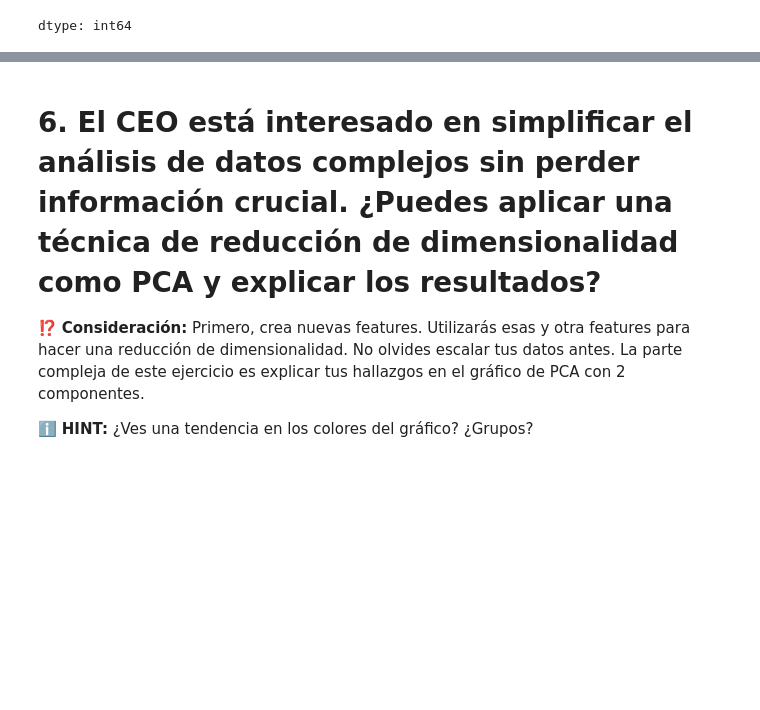
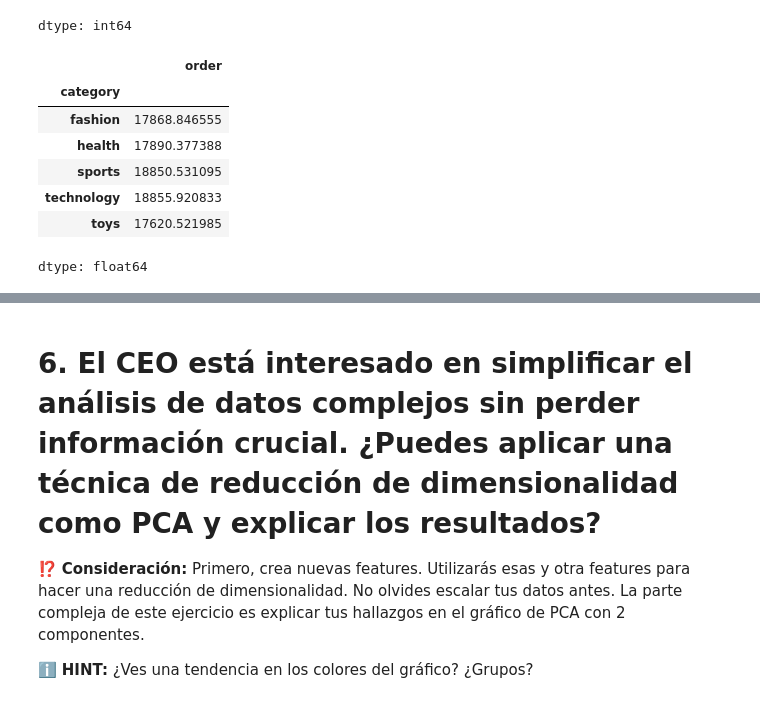
Before and after one commit to julvc/python_diplo, a Jupyter notebook: Julio_Varas_MP1.ipynb, the cells around one changed output, grey strips where cells are left out. Drawn from its saved outputs; the diff is of its cells as text; code cells hidden in the pictures; blank space fills up the shorter version.

```diff
--- a/Julio_Varas_MP1.ipynb
+++ b/Julio_Varas_MP1.ipynb
@@ -569,3 +556,16 @@ dtype: int64
+# %%
+# Estadística 3: Desviacion estandar de ordenes agrupadas por categorias
+
+df.groupby('category')['order'].std()
+# %% [output]
+|  | order |
+| category |  |
+| fashion | 17868.846555 |
+| health | 17890.377388 |
+| sports | 18850.531095 |
+| technology | 18855.920833 |
+| toys | 17620.521985 |
+dtype: float64
 # %% [markdown]
 # 5. [ ERROR ] Detectamos que el rating va de 1-5, pero nuestros sistemas solo toleran ratings normalizados. ¿Nos puedes ayudar?
 
```
Also changed, not shown: parts of 13 cells of this notebook.
